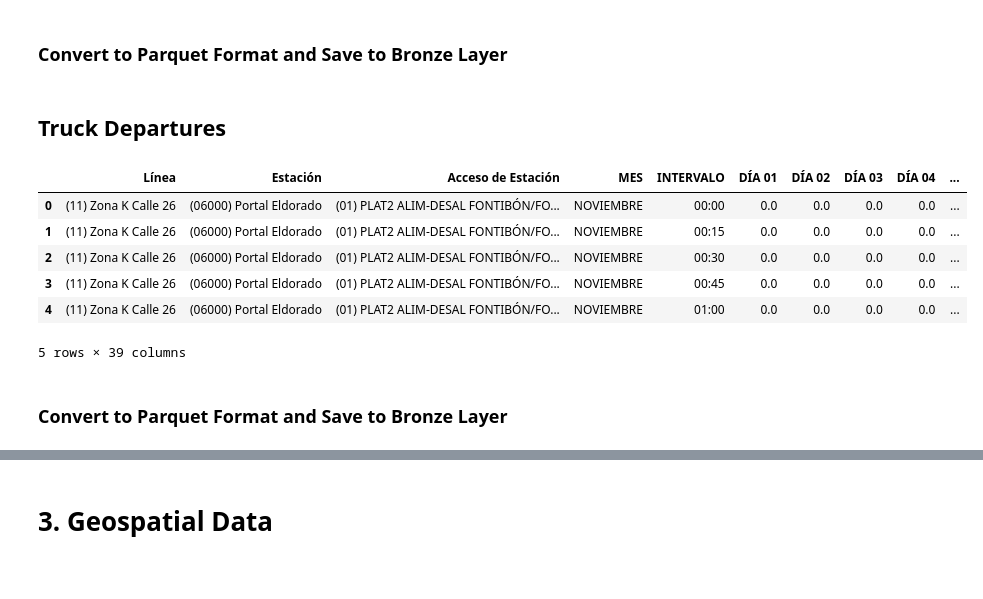
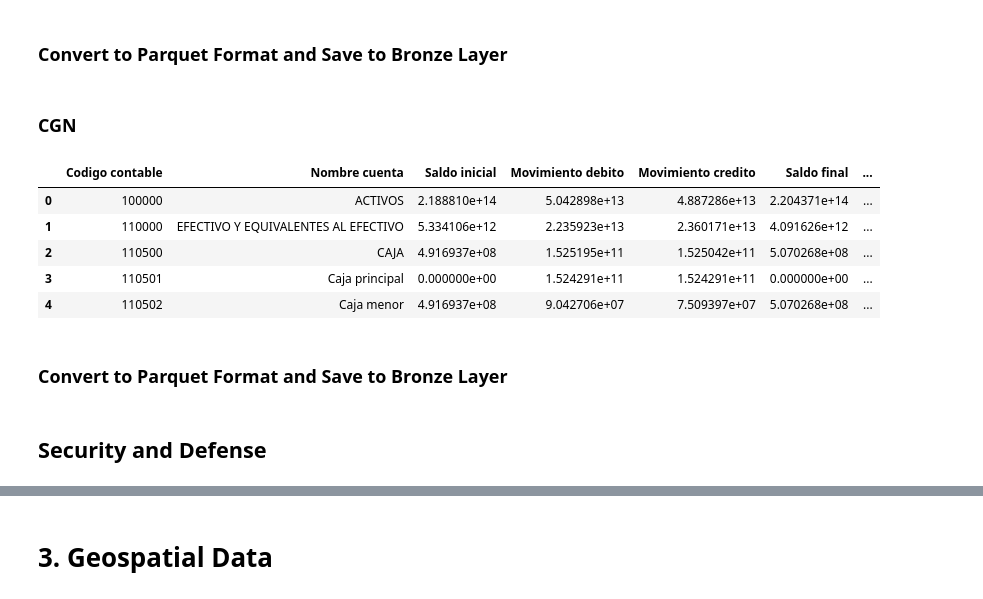
Before and after one commit to oanottage/bogota-smart-city-ai-repo, a Jupyter notebook: notebooks/data_connector.ipynb, the cells around one changed output, grey strips where cells are left out. Drawn from its saved outputs; the diff is of its cells as text; code cells hidden in the pictures.

```diff
--- a/notebooks/data_connector.ipynb
+++ b/notebooks/data_connector.ipynb
@@ -212,23 +100,20 @@ bike_stations.to_parquet(os.path.join(BASE_PATH, "data/1_Bronze/bike_stations.pa
-# %% [markdown]
-## Truck Departures
+# %% [markdown]
+### CGN
 # %%
-# Truck Departures
-truck_departures = pd.read_csv(
-    os.path.join(BASE_PATH, "data/raw/truck-departures/consolidado-de-salidas-sistema-troncal-por-franja-horaria-noviembre-2024.csv"),
+cgn = pd.read_csv(
+    os.path.join(BASE_PATH, "data/raw/economy-finance/cgn001.csv"),
     encoding='latin-1',
-    sep=';',
-    low_memory=False
+    sep=';'
 )
 # %%
-truck_departures.head()
+cgn.head()
 # %% [output]
-|  | Línea | Estación | Acceso de Estación | MES | INTERVALO | DÍA 01 | DÍA 02 | DÍA 03 | DÍA 04 | ... |
-| 0 | (11) Zona K Calle 26 | (06000) Portal Eldorado | (01) PLAT2 ALIM-DESAL FONTIBÓN/FO... | NOVIEMBRE | 00:00 | 0.0 | 0.0 | 0.0 | 0.0 | ... |
-| 1 | (11) Zona K Calle 26 | (06000) Portal Eldorado | (01) PLAT2 ALIM-DESAL FONTIBÓN/FO... | NOVIEMBRE | 00:15 | 0.0 | 0.0 | 0.0 | 0.0 | ... |
-| 2 | (11) Zona K Calle 26 | (06000) Portal Eldorado | (01) PLAT2 ALIM-DESAL FONTIBÓN/FO... | NOVIEMBRE | 00:30 | 0.0 | 0.0 | 0.0 | 0.0 | ... |
-| 3 | (11) Zona K Calle 26 | (06000) Portal Eldorado | (01) PLAT2 ALIM-DESAL FONTIBÓN/FO... | NOVIEMBRE | 00:45 | 0.0 | 0.0 | 0.0 | 0.0 | ... |
-| 4 | (11) Zona K Calle 26 | (06000) Portal Eldorado | (01) PLAT2 ALIM-DESAL FONTIBÓN/FO... | NOVIEMBRE | 01:00 | 0.0 | 0.0 | 0.0 | 0.0 | ... |
+|  | Codigo contable | Nombre cuenta | Saldo inicial | Movimiento debito | Movimiento credito | Saldo final | ... |
+| 0 | 100000 | ACTIVOS | 2.188810e+14 | 5.042898e+13 | 4.887286e+13 | 2.204371e+14 | ... |
+| 1 | 110000 | EFECTIVO Y EQUIVALENTES AL EFECTIVO | 5.334106e+12 | 2.235923e+13 | 2.360171e+13 | 4.091626e+12 | ... |
+| 2 | 110500 | CAJA | 4.916937e+08 | 1.525195e+11 | 1.525042e+11 | 5.070268e+08 | ... |
+| 3 | 110501 | Caja principal | 0.000000e+00 | 1.524291e+11 | 1.524291e+11 | 0.000000e+00 | ... |
+| 4 | 110502 | Caja menor | 4.916937e+08 | 9.042706e+07 | 7.509397e+07 | 5.070268e+08 | ... |
-5 rows × 39 columns
 # %% [markdown]
 ### Convert to Parquet Format and Save to Bronze Layer
 # %%
@@ -236,0 +122,2 @@ truck_departures.to_parquet(os.path.join(BASE_PATH, "data/1_Bronze/truck_departu
+# %% [markdown]
+## Security and Defense
```
Also changed, not shown: parts of 62 cells of this notebook, 3 other files.
